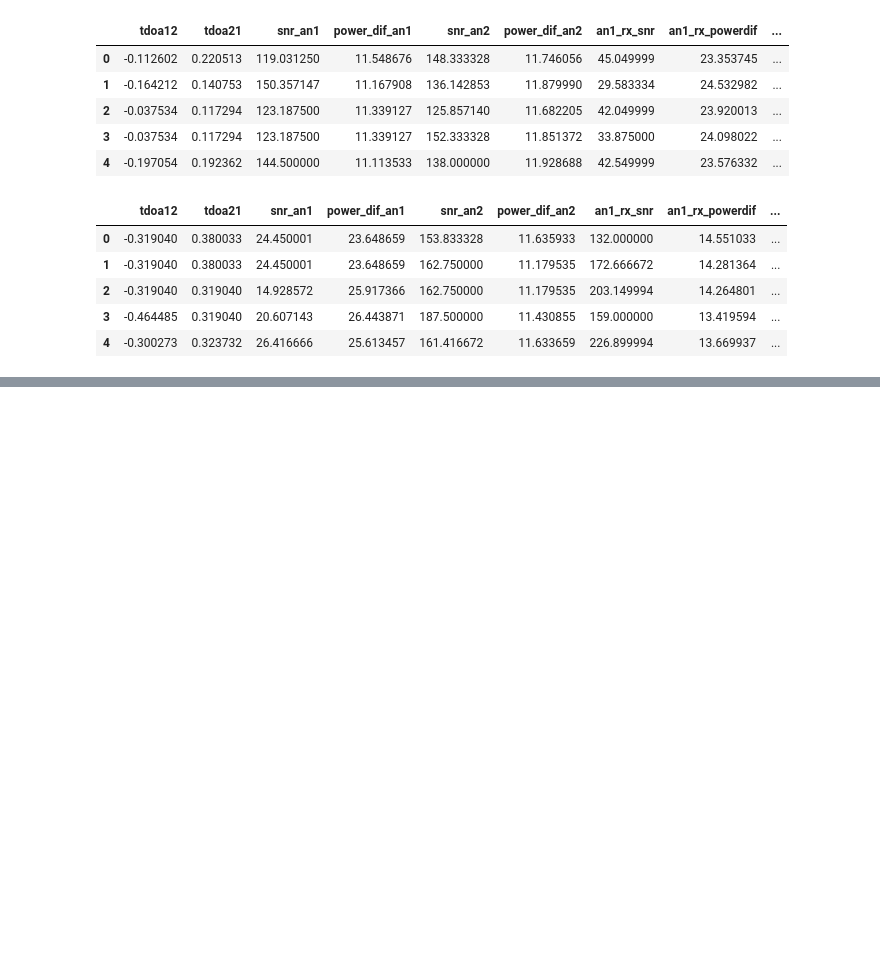
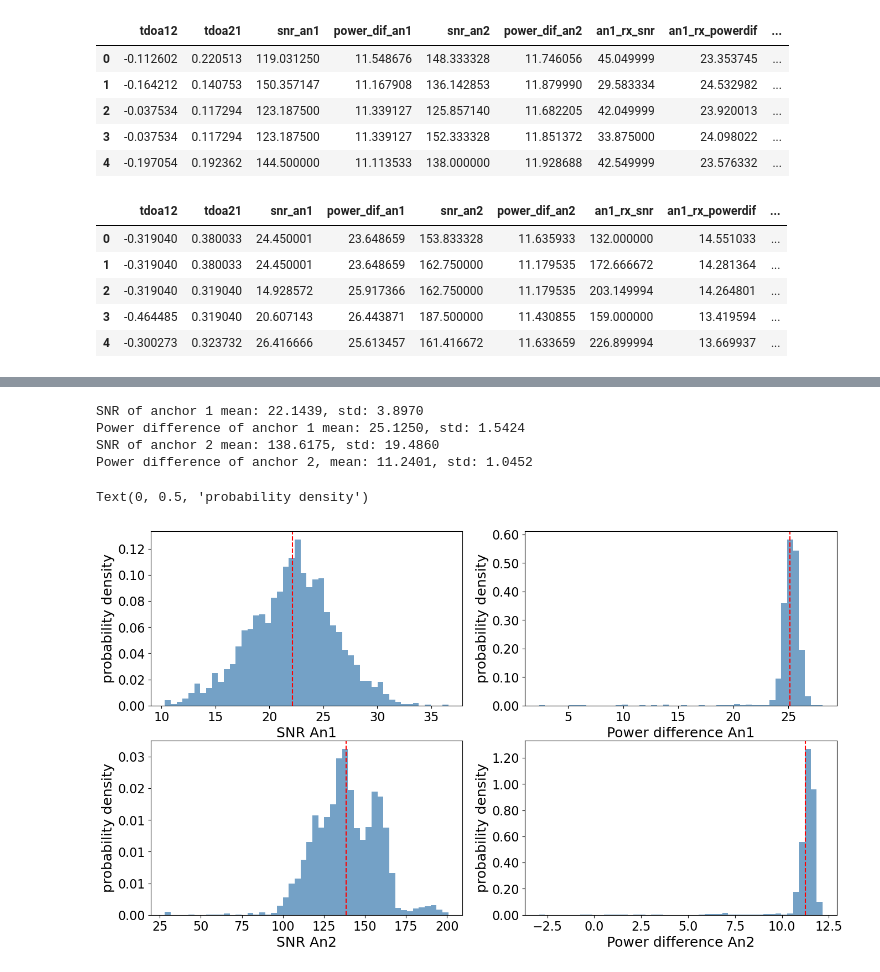
Before and after one commit to B3NToo/Identification-of-NLOS-causing-Material-in-UWB-Localization-Using-Machine-Learning-Methods, a Jupyter notebook: baseline classification/data_analysis.ipynb, the cells around one changed output, grey strips where cells are left out. Cells and saved outputs as stored; diff of their text form; code cells hidden in the pictures; blank space fills up the shorter version.

```diff
--- a/baseline classification/data_analysis.ipynb
+++ b/baseline classification/data_analysis.ipynb
@@ -40,0 +234,45 @@ data.head()
+# %%
+# visualize power in tag side
+fig1 = plt.figure(figsize=(16, 9))
+ax1 = plt.subplot(2,2,1)
+(mu_snr1, sigma_snr1) = stats.norm.fit(snr_an1)
+print("SNR of anchor 1 mean: %.4f," % mu_snr1, "std: %.4f" % sigma_snr1)
+yhist, xhist, patches = plt.hist(snr_an1, bins=48,color='steelblue',alpha=0.75, density=True)
+ax1.yaxis.set_major_formatter(FormatStrFormatter('%.2f'))
+plt.axvline(x=mu_snr1, alpha=1.0, linestyle ='--', color = 'red')
+plt.xlabel('SNR An1', fontsize = FONTSIZE)
+plt.ylabel('probability density', fontsize = FONTSIZE)
+
+bx1 = plt.subplot(2,2,2)
+(mu_power1, sigma_power1) = stats.norm.fit(power_dif_an1)
+print("Power difference of anchor 1 mean: %.4f," % mu_power1, "std: %.4f" % sigma_power1)
+yhist, xhist, patches = plt.hist(power_dif_an1, bins=48,color='steelblue',alpha=0.75, density=True)
+bx1.yaxis.set_major_formatter(FormatStrFormatter('%.2f'))
+plt.axvline(x=mu_power1, alpha=1.0, linestyle ='--', color = 'red')
+plt.xlabel('Power difference An1', fontsize = FONTSIZE)
+plt.ylabel('probability density', fontsize = FONTSIZE)
+
+cx1 = plt.subplot(2,2,3)
+(mu_snr2, sigma_snr2) = stats.norm.fit(snr_an2)
+print("SNR of anchor 2 mean: %.4f," % mu_snr2, "std: %.4f" % sigma_snr2)
+yhist, xhist, patches = plt.hist(snr_an2, bins=48,color='steelblue',alpha=0.75, density=True)
+cx1.yaxis.set_major_formatter(FormatStrFormatter('%.2f'))
+plt.axvline(x=mu_snr2, alpha=1.0, linestyle ='--', color = 'red')
+plt.xlabel('SNR An2', fontsize = FONTSIZE)
+plt.ylabel('probability density', fontsize = FONTSIZE)
+
+dx1 = plt.subplot(2,2,4)
+(mu_power2, sigma_power2) = stats.norm.fit(power_dif_an2)
+print("Power difference of anchor 2, mean: %.4f," % mu_power2, "std: %.4f" % sigma_power2)
+yhist, xhist, patches = plt.hist(power_dif_an2, bins=48,color='steelblue',alpha=0.75, density=True)
+dx1.yaxis.set_major_formatter(FormatStrFormatter('%.2f'))
+plt.axvline(x=mu_power2, alpha=1.0, linestyle ='--', color = 'red')
+plt.xlabel('Power difference An2', fontsize = FONTSIZE)
+plt.ylabel('probability density', fontsize = FONTSIZE)
+# %% [output]
+SNR of anchor 1 mean: 22.1439, std: 3.8970
+Power difference of anchor 1 mean: 25.1250, std: 1.5424
+SNR of anchor 2 mean: 138.6175, std: 19.4860
+Power difference of anchor 2, mean: 11.2401, std: 1.0452
+Text(0, 0.5, 'probability density')
+[figure, added]
```
Also changed, not shown: parts of 23 cells of this notebook, 3 other files.
